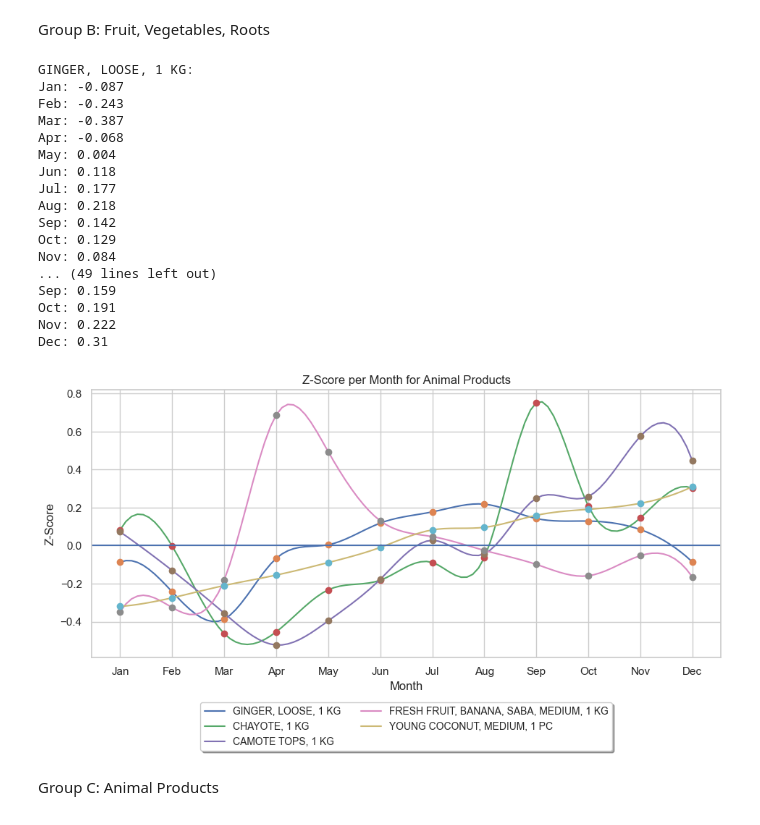
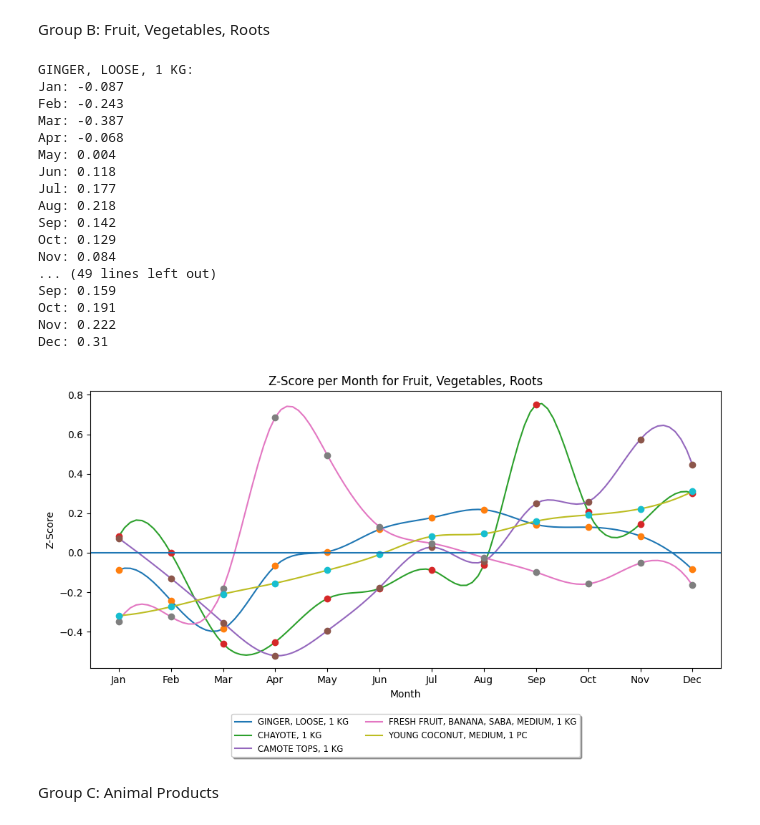
Before and after one commit to rue-22/cs132-group-two, a Jupyter notebook: EDA/EDAv1.ipynb, the cells around one changed output. Cells and saved outputs as stored; diff of their text form; code cells hidden in the pictures.

```diff
--- a/EDA/EDAv1.ipynb
+++ b/EDA/EDAv1.ipynb
@@ -356,10 +379,10 @@ def plot_sd_difference(seasonality_results):
         plt.plot(month_numbers, sd_diff, 'o')
 
 
-    plt.title('Z-Score per Month for Animal Products')
+    plt.title('Z-Score per Month for Grains and Starches')
     plt.xlabel('Month')
     plt.ylabel('Z-Score')
-    plt.grid(True)
+    plt.grid(False)
     plt.xticks(np.arange(1, 13), ['Jan', 'Feb', 'Mar', 'Apr', 'May', 'Jun', 'Jul', 'Aug', 'Sep', 'Oct', 'Nov', 'Dec'])
     plt.legend(loc='upper center', bbox_to_anchor=(0.5, -0.15), fancybox=True, shadow=True, ncol=2, fontsize='small')
     plt.tight_layout(pad=2)  # Adjust the padding to make the layout more compact
@@ -428,37 +451,37 @@ def plot_sd_difference(seasonality_results):
         plt.plot(month_numbers, sd_diff, 'o')
 
 
-    plt.title('Z-Score per Month for Animal Products')
+    plt.title('Z-Score per Month for Fruit, Vegetables, Roots')
     plt.xlabel('Month')
     plt.ylabel('Z-Score')
-    plt.grid(True)
+    plt.grid(False)
     plt.xticks(np.arange(1, 13), ['Jan', 'Feb', 'Mar', 'Apr', 'May', 'Jun', 'Jul', 'Aug', 'Sep', 'Oct', 'Nov', 'Dec'])
     plt.legend(loc='upper center', bbox_to_anchor=(0.5, -0.15), fancybox=True, shadow=True, ncol=2, fontsize='small')
     plt.tight_layout(pad=2)  # Adjust the padding to make the layout more compact
     plt.axhline()
     plt.show()
 
 
 plot_sd_difference(seasonality_results)
 # %% [output]
 GINGER, LOOSE, 1 KG:
 Jan: -0.087
 Feb: -0.243
 Mar: -0.387
 Apr: -0.068
 May: 0.004
 Jun: 0.118
 Jul: 0.177
 Aug: 0.218
 Sep: 0.142
 Oct: 0.129
 Nov: 0.084
 ... (49 lines left out)
 Sep: 0.159
 Oct: 0.191
 Nov: 0.222
 Dec: 0.31
-[figure, old version]
+[figure, new version]
 # %% [markdown]
 Group C: Animal Products
 # %%
```
Also changed, not shown: parts of 5 cells of this notebook.
